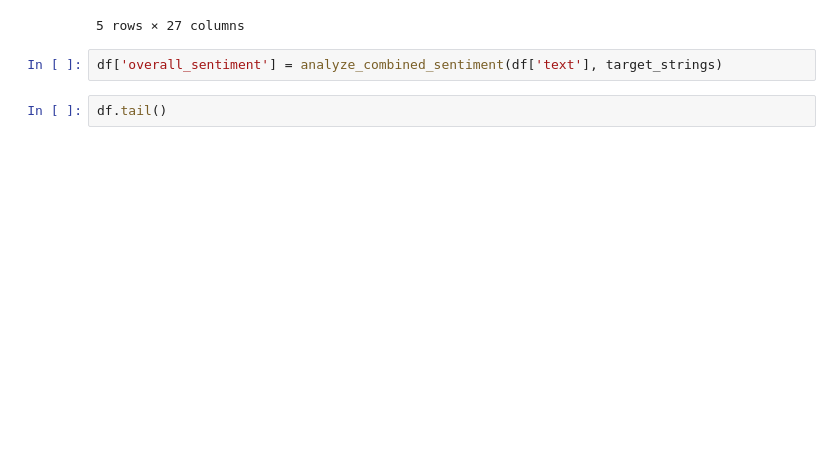
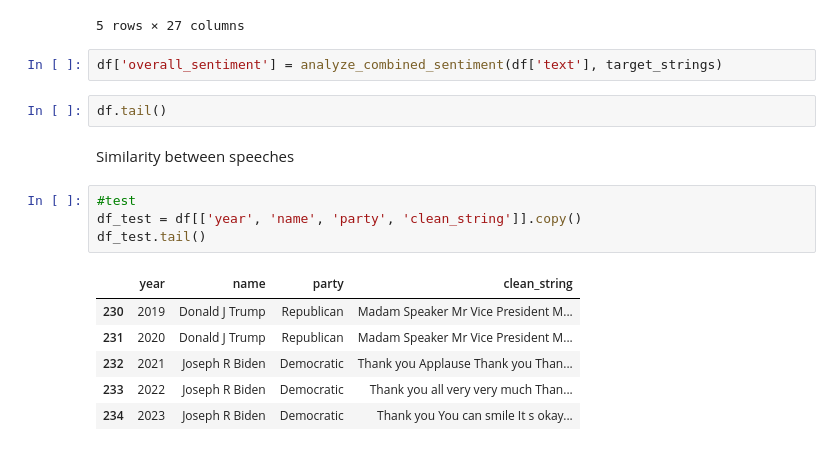
Before and after one commit to ana-047/TheWordsOfTheUnion, a Jupyter notebook: Mining_code.ipynb, the cells around one changed output. Drawn from its saved outputs; the diff is of its cells as text; blank space fills up the shorter version.

```diff
--- a/Mining_code.ipynb
+++ b/Mining_code.ipynb
@@ -958,3 +951,16 @@ df.tail()
 df['overall_sentiment'] = analyze_combined_sentiment(df['text'], target_strings)
 # %%
 df.tail()
+# %% [markdown]
+Similarity between speeches
+# %%
+#test
+df_test = df[['year', 'name', 'party', 'clean_string']].copy()
+df_test.tail()
+# %% [output]
+|  | year | name | party | clean_string |
+| 230 | 2019 | Donald J Trump | Republican | Madam Speaker Mr Vice President M... |
+| 231 | 2020 | Donald J Trump | Republican | Madam Speaker Mr Vice President M... |
+| 232 | 2021 | Joseph R Biden | Democratic | Thank you Applause Thank you Than... |
+| 233 | 2022 | Joseph R Biden | Democratic | Thank you all very very much Than... |
+| 234 | 2023 | Joseph R Biden | Democratic | Thank you You can smile It s okay... |
```
Also changed, not shown: parts of 29 cells of this notebook, 45 other files.
